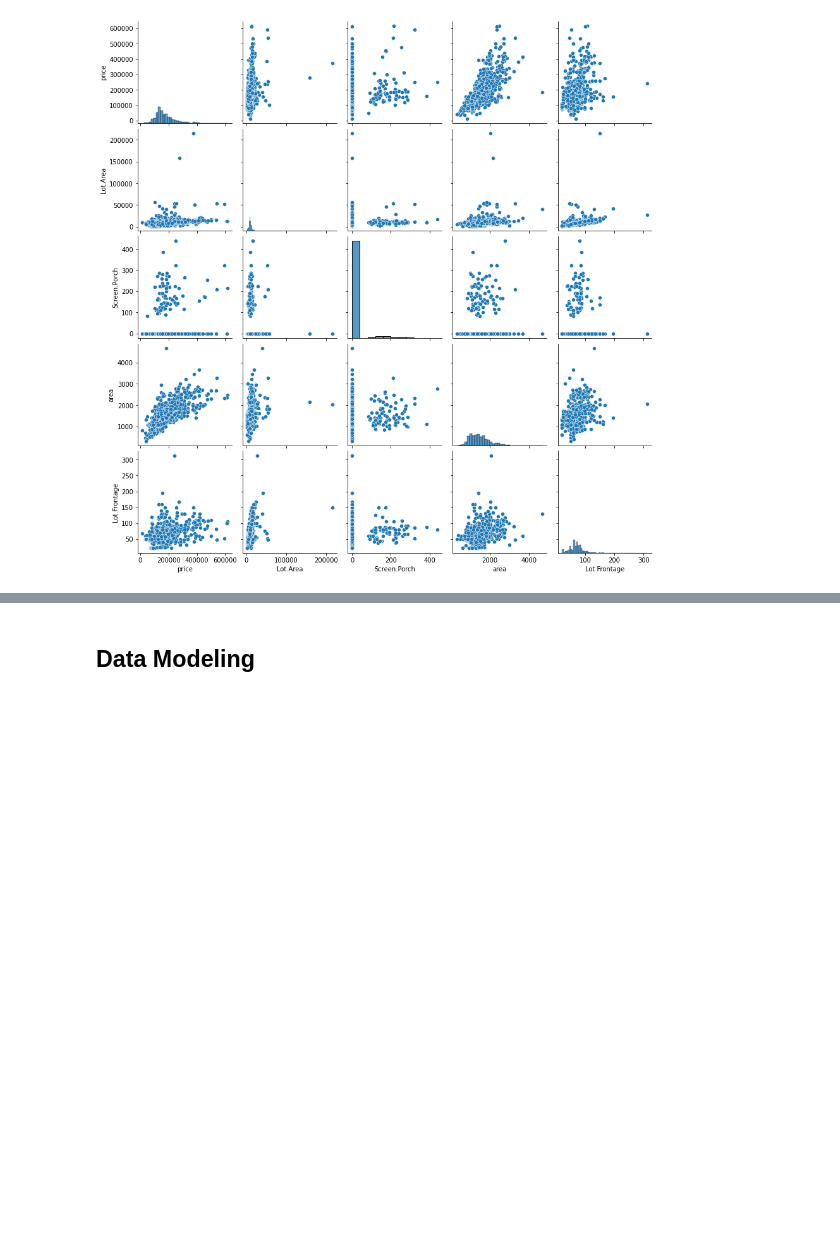
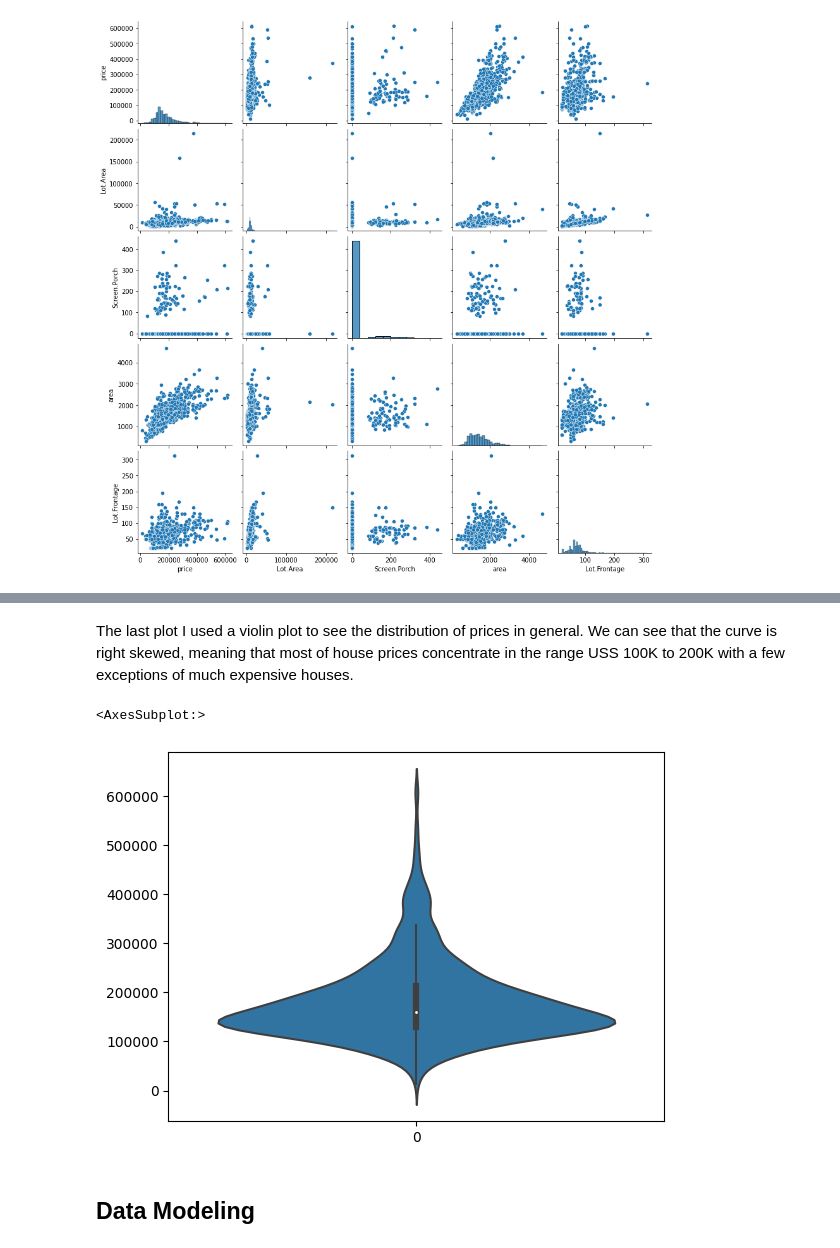
Before and after one commit to luaoliveira/machine-learning, a Jupyter notebook: mv-linear-regression/Minehr/case.ipynb, the cells around one changed output, grey strips where cells are left out. Drawn from its saved outputs; the diff is of its cells as text; code cells hidden in the pictures; blank space fills up the shorter version.

```diff
--- a/mv-linear-regression/Minehr/case.ipynb
+++ b/mv-linear-regression/Minehr/case.ipynb
@@ -58,2 +102,9 @@ sns.heatmap(df.corr())
+# %% [markdown]
+The last plot I used a violin plot to see the distribution of prices in general. We can see that the curve is right skewed, meaning that most of house prices concentrate in the range USS 100K to 200K with a few exceptions of much expensive houses.
+# %%
+sns.violinplot(data=df['price'])
+# %% [output]
+<AxesSubplot:>
+[figure, added]
 # %% [markdown]
 ## Data Modeling
```
Also changed, not shown: parts of 19 cells of this notebook.
